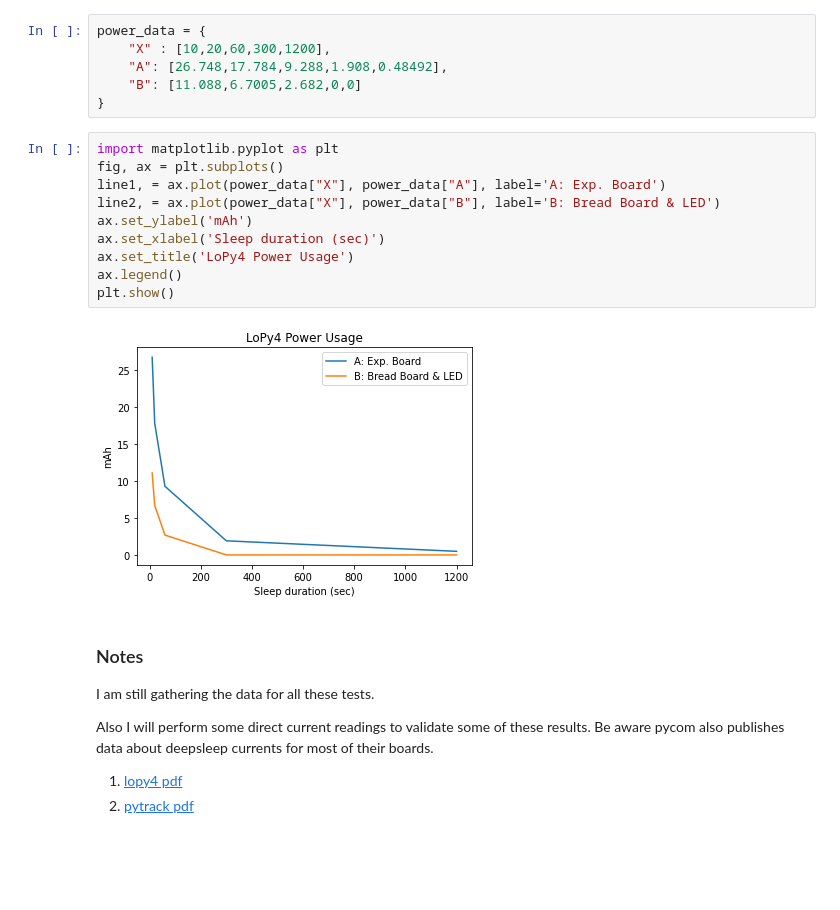
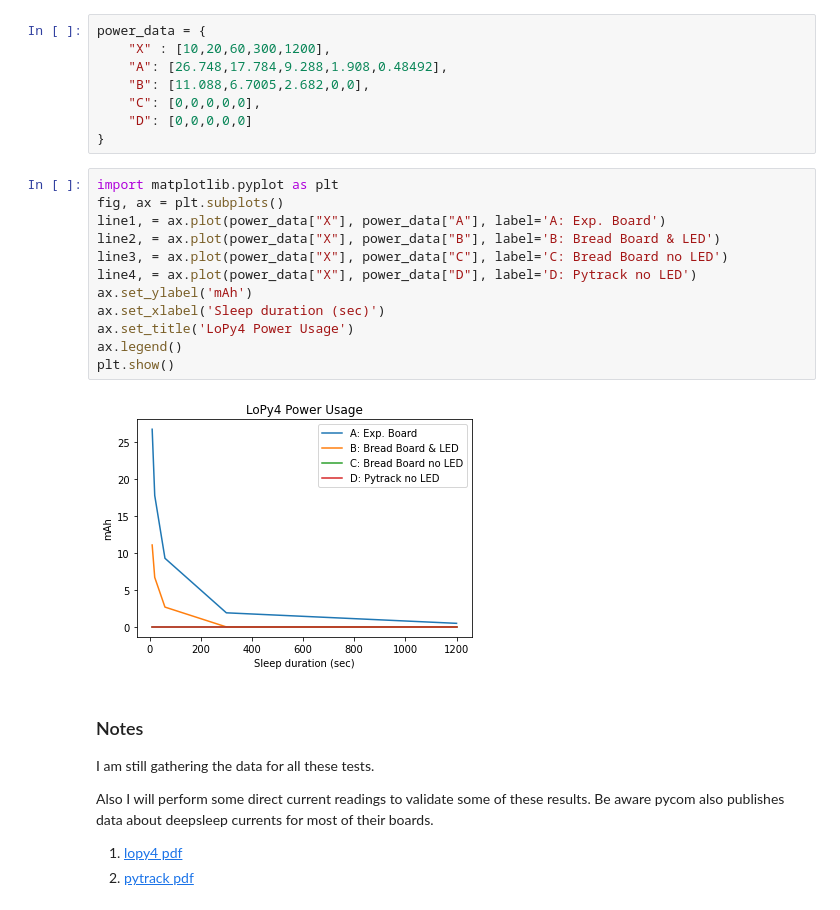
Before and after one commit to somervda/lopybase, a Jupyter notebook: lopy4 battery usage.ipynb, the cells around one changed output. Saved outputs shown, nothing was run; the diff lists cells and outputs as text; blank space fills up the shorter version.

Commit message:
Added last 2 series , still need to update them with data

```diff
--- a/lopy4 battery usage.ipynb
+++ b/lopy4 battery usage.ipynb
@@ -30,20 +30,24 @@ Looking at the boards available from pycom the [pytrack 2](https://pycom.io/prod
 power_data = {
     "X" : [10,20,60,300,1200],
     "A": [26.748,17.784,9.288,1.908,0.48492],
-    "B": [11.088,6.7005,2.682,0,0]
+    "B": [11.088,6.7005,2.682,0,0],
+    "C": [0,0,0,0,0],
+    "D": [0,0,0,0,0]
 }
 # %%
 import matplotlib.pyplot as plt
 fig, ax = plt.subplots()
 line1, = ax.plot(power_data["X"], power_data["A"], label='A: Exp. Board')
 line2, = ax.plot(power_data["X"], power_data["B"], label='B: Bread Board & LED')
+line3, = ax.plot(power_data["X"], power_data["C"], label='C: Bread Board no LED')
+line4, = ax.plot(power_data["X"], power_data["D"], label='D: Pytrack no LED')
 ax.set_ylabel('mAh')
 ax.set_xlabel('Sleep duration (sec)')
 ax.set_title('LoPy4 Power Usage')
 ax.legend()
 plt.show()
 # %% [output]
-[figure, old version]
+[figure, new version]
 # %% [markdown]
 ### Notes
 
```
